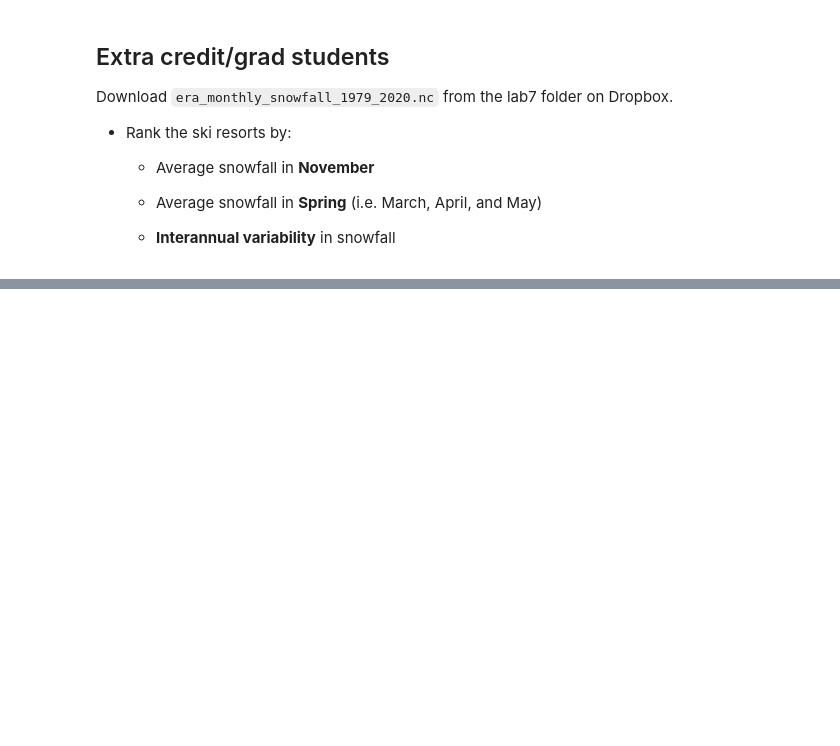
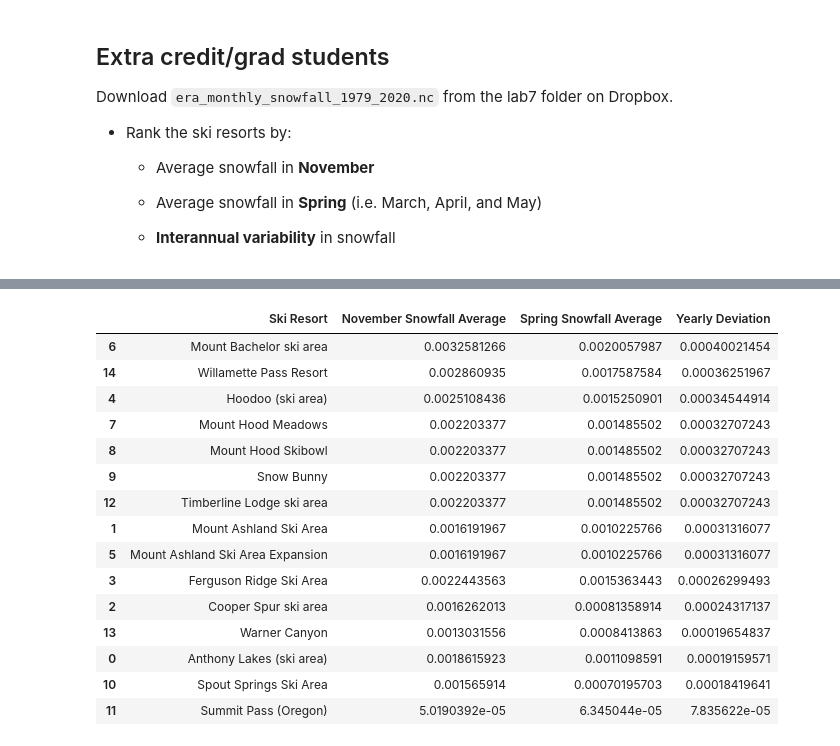
Before and after one commit to ianvd/geospatial-data-science, a Jupyter notebook: labs/lab7/VanDusen_lab7_submission.ipynb, the cells around one changed output, grey strips where cells are left out. Saved outputs shown, nothing was run; the diff lists cells and outputs as text; code cells hidden in the pictures; blank space fills up the shorter version.

```diff
--- a/labs/lab7/VanDusen_lab7_submission.ipynb
+++ b/labs/lab7/VanDusen_lab7_submission.ipynb
@@ -820,0 +747,3 @@ avg_spring_snowfalls.sort_values(by=['avg_spring_snowfall'],ascending = False)
+# %%
+spring_izds = mxds.sel(time = mxds.time.dt.season == "MAM")
+spring_izds["time.month"]
@@ -820,0 +760,8 @@ avg_spring_snowfalls.sort_values(by=['avg_spring_snowfall'],ascending = False)
+# %%
+avg_spring_sf = []
+
+for i in range(0, len(ski_name_loc)):
+    spring_snow = spring_izds['sf'].sel(latitude = ski_name_loc[i][1][0], longitude = ski_name_loc[i][1][1], method = 'nearest').mean().values
+    avg_spring_sf.append(spring_snow)
+
+oregon_snow['Spring Snowfall Average'] = avg_spring_sf
@@ -820,0 +787,3 @@ avg_spring_snowfalls.sort_values(by=['avg_spring_snowfall'],ascending = False)
+# %%
+yearly_izds = mxds.resample(time='1Y').mean()
+yearly_izds
@@ -820,0 +799,27 @@ avg_spring_snowfalls.sort_values(by=['avg_spring_snowfall'],ascending = False)
+# %%
+yearly_variability = []
+
+for i in range(0, len(ski_name_loc)):
+    year_snow = yearly_izds['sf'].sel(latitude = ski_name_loc[i][1][0], longitude = ski_name_loc[i][1][1], method = 'nearest').std().values
+    yearly_variability.append(year_snow)
+
+oregon_snow['Yearly Deviation'] = yearly_variability
+# %%
+oregon_snow.sort_values(['Yearly Deviation'], ascending=False)
+# %% [output]
+|  | Ski Resort | November Snowfall Average | Spring Snowfall Average | Yearly Deviation |
+| 6 | Mount Bachelor ski area | 0.0032581266 | 0.0020057987 | 0.00040021454 |
+| 14 | Willamette Pass Resort | 0.002860935 | 0.0017587584 | 0.00036251967 |
+| 4 | Hoodoo (ski area) | 0.0025108436 | 0.0015250901 | 0.00034544914 |
+| 7 | Mount Hood Meadows | 0.002203377 | 0.001485502 | 0.00032707243 |
+| 8 | Mount Hood Skibowl | 0.002203377 | 0.001485502 | 0.00032707243 |
+| 9 | Snow Bunny | 0.002203377 | 0.001485502 | 0.00032707243 |
+| 12 | Timberline Lodge ski area | 0.002203377 | 0.001485502 | 0.00032707243 |
+| 1 | Mount Ashland Ski Area | 0.0016191967 | 0.0010225766 | 0.00031316077 |
+| 5 | Mount Ashland Ski Area Expansion | 0.0016191967 | 0.0010225766 | 0.00031316077 |
+| 3 | Ferguson Ridge Ski Area | 0.0022443563 | 0.0015363443 | 0.00026299493 |
+| 2 | Cooper Spur ski area | 0.0016262013 | 0.00081358914 | 0.00024317137 |
+| 13 | Warner Canyon | 0.0013031556 | 0.0008413863 | 0.00019654837 |
+| 0 | Anthony Lakes (ski area) | 0.0018615923 | 0.0011098591 | 0.00019159571 |
+| 10 | Spout Springs Ski Area | 0.001565914 | 0.00070195703 | 0.00018419641 |
+| 11 | Summit Pass (Oregon) | 5.0190392e-05 | 6.345044e-05 | 7.835622e-05 |
```
Also changed, not shown: parts of 33 cells of this notebook.
